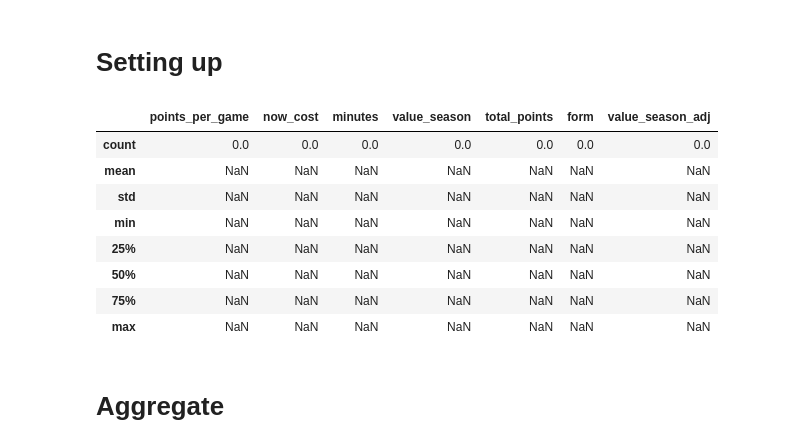
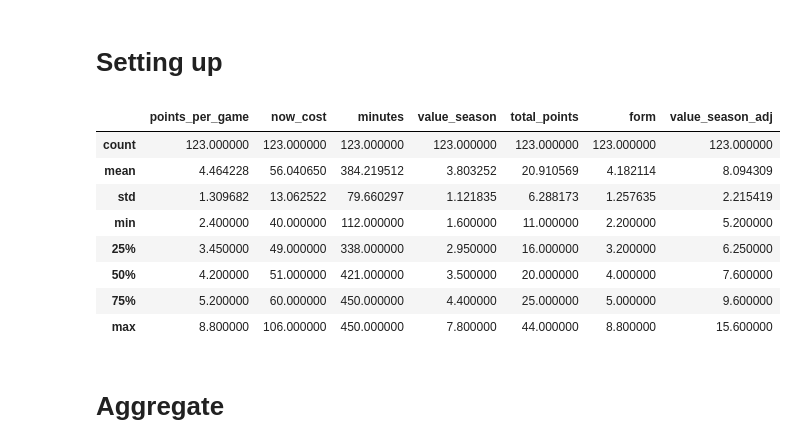
Before and after one commit to ulrikson/fantasy_football, a Jupyter notebook: analyze.ipynb, the cells around one changed output. Saved outputs shown, nothing was run; the diff lists cells and outputs as text; code cells hidden in the pictures.

```diff
--- a/analyze.ipynb
+++ b/analyze.ipynb
@@ -3,44 +3,44 @@
 # %%
 from Fantasy import Fantasy
 
-league = "fpl"
+league = "fal"
 
 unwanted_teams = []
 
 
 if league == "fpl":
     higher_than = {
         "value_season": 0,
         "value_season_adj": 5,
         "form": 2,
         "minutes": 90 * 5,
         "points_per_game": 0,
     }
 else:
     higher_than = {
         "value_season": 0,
         "value_season_adj": 5,
         "form": 2,
         "minutes": 90 * 0.5,
         "points_per_game": 0,
     }
 
 
 max_cost = 200
 
 fantasy = Fantasy(league, unwanted_teams, higher_than, max_cost)
 
 fantasy.get_player_df().describe()
 # %% [output]
 |  | points_per_game | now_cost | minutes | value_season | total_points | form | value_season_adj |
-| count | 0.0 | 0.0 | 0.0 | 0.0 | 0.0 | 0.0 | 0.0 |
-| mean | NaN | NaN | NaN | NaN | NaN | NaN | NaN |
-| std | NaN | NaN | NaN | NaN | NaN | NaN | NaN |
-| min | NaN | NaN | NaN | NaN | NaN | NaN | NaN |
-| 25% | NaN | NaN | NaN | NaN | NaN | NaN | NaN |
-| 50% | NaN | NaN | NaN | NaN | NaN | NaN | NaN |
-| 75% | NaN | NaN | NaN | NaN | NaN | NaN | NaN |
-| max | NaN | NaN | NaN | NaN | NaN | NaN | NaN |
+| count | 123.000000 | 123.000000 | 123.000000 | 123.000000 | 123.000000 | 123.000000 | 123.000000 |
+| mean | 4.464228 | 56.040650 | 384.219512 | 3.803252 | 20.910569 | 4.182114 | 8.094309 |
+| std | 1.309682 | 13.062522 | 79.660297 | 1.121835 | 6.288173 | 1.257635 | 2.215419 |
+| min | 2.400000 | 40.000000 | 112.000000 | 1.600000 | 11.000000 | 2.200000 | 5.200000 |
+| 25% | 3.450000 | 49.000000 | 338.000000 | 2.950000 | 16.000000 | 3.200000 | 6.250000 |
+| 50% | 4.200000 | 51.000000 | 421.000000 | 3.500000 | 20.000000 | 4.000000 | 7.600000 |
+| 75% | 5.200000 | 60.000000 | 450.000000 | 4.400000 | 25.000000 | 5.000000 | 9.600000 |
+| max | 8.800000 | 106.000000 | 450.000000 | 7.800000 | 44.000000 | 8.800000 | 15.600000 |
 # %% [markdown]
 # Aggregate
 # %% [markdown]
```
Also changed, not shown: parts of 10 cells of this notebook, 1 other file.
